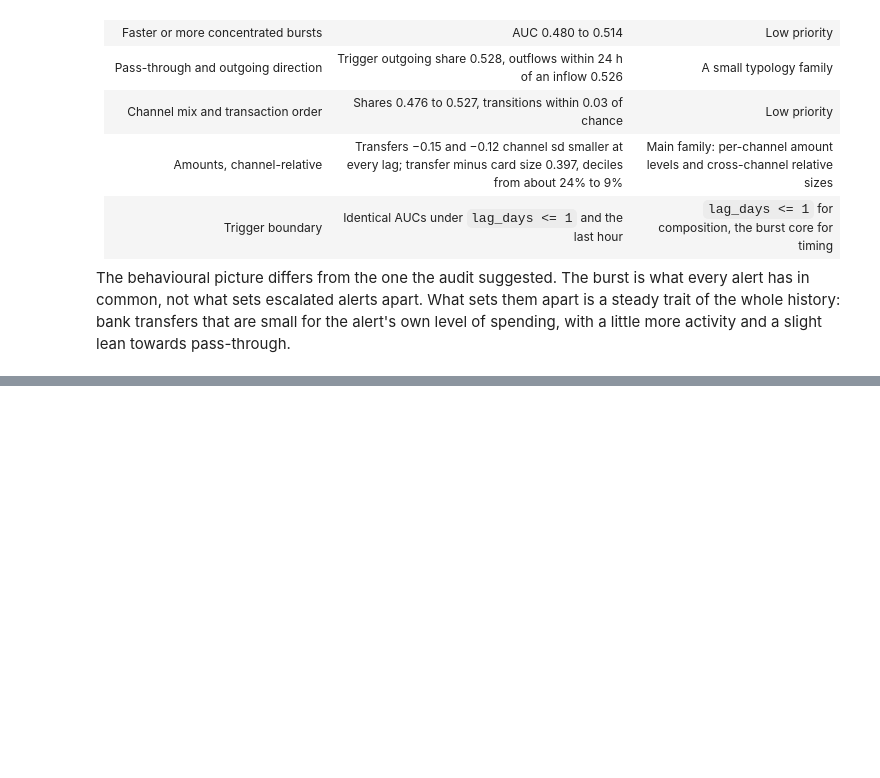
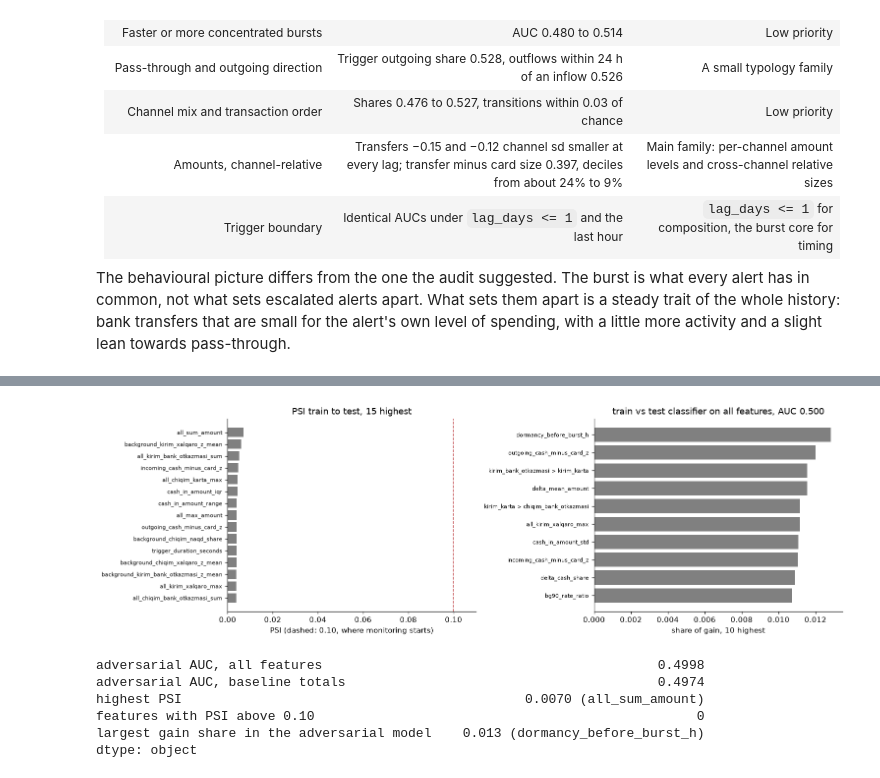
Before and after one commit to dilshodazamjonov/WuitHackathonRYM, a Jupyter notebook: notebooks/solution.ipynb, the cells around one changed output, grey strips where cells are left out. Saved outputs shown, nothing was run; the diff lists cells and outputs as text; code cells hidden in the pictures; blank space fills up the shorter version.

```diff
--- a/notebooks/solution.ipynb
+++ b/notebooks/solution.ipynb
@@ -1837,0 +2061,51 @@ The behavioural picture differs from the one the audit suggested. The burst is w
+# %%
+def psi(expected, actual, bins=10, eps=1e-6):
+    e, a = pd.Series(expected).dropna(), pd.Series(actual).dropna()
+    edges = np.unique(np.quantile(e, np.linspace(0, 1, bins + 1)))
+    edges[0], edges[-1] = -np.inf, np.inf
+    pe = np.clip(np.histogram(e, edges)[0] / len(e), eps, None)
+    pa = np.clip(np.histogram(a, edges)[0] / len(a), eps, None)
+    return float(np.sum((pa - pe) * np.log(pa / pe)))
+
+
+psi_tab = pd.Series({c: psi(X_tr[c], X_te[c]) for c in X_tr.columns}).sort_values(ascending=False)
+adv_auc_v1, adv_imp_v1 = adversarial_auc(X_tr, X_te)
+adv_share = adv_imp_v1 / adv_imp_v1.sum()
+
+fig, axes = plt.subplots(1, 2, figsize=(14, 4.5))
+top_psi = psi_tab.head(15).iloc[::-1]
+axes[0].barh(top_psi.index, top_psi, color="grey")
+axes[0].axvline(0.10, ls="--", c=CLASS_COLORS[1], lw=1)
+axes[0].set(title="PSI train to test, 15 highest", xlabel="PSI (dashed: 0.10, where monitoring starts)", xlim=(0, 0.11))
+top_adv = adv_share.head(10).iloc[::-1]
+axes[1].barh(top_adv.index, top_adv, color="grey")
+axes[1].set(title=f"train vs test classifier on all features, AUC {adv_auc_v1:.3f}", xlabel="share of gain, 10 highest")
+for ax in axes:
+    ax.tick_params(axis="y", labelsize=7)
+fig.tight_layout()
+save_fig(
+    fig,
+    "F15_drift_psi_adversarial",
+    "Train and test features match: every PSI is below 0.01 (highest 0.007, all_sum_amount), far under the 0.10 monitoring band, and a train-vs-test classifier on all 199 features scores AUC 0.500 (0.497 on the totals), with no feature above 1.3% of its gain.",
+    "No feature needs to be dropped or made relative for drift.",
+)
+# %% [output]
+[figure, added]
+# %%
+pd.Series(
+    {
+        "adversarial AUC, all features": round(adv_auc_v1, 4),
+        "adversarial AUC, baseline totals": round(adv_auc_v0, 4),
+        "highest PSI": f"{psi_tab.iloc[0]:.4f} ({psi_tab.index[0]})",
+        "features with PSI above 0.10": int((psi_tab > 0.10).sum()),
+        "largest gain share in the adversarial model": f"{adv_share.iloc[0]:.3f} ({adv_share.index[0]})",
+    },
+    dtype=object,
+)
+# %% [output]
+adversarial AUC, all features                                           0.4998
+adversarial AUC, baseline totals                                        0.4974
+highest PSI                                            0.0070 (all_sum_amount)
+features with PSI above 0.10                                                 0
+largest gain share in the adversarial model    0.013 (dormancy_before_burst_h)
+dtype: object
```
Also changed, not shown: parts of 52 cells of this notebook, 6 other files.
